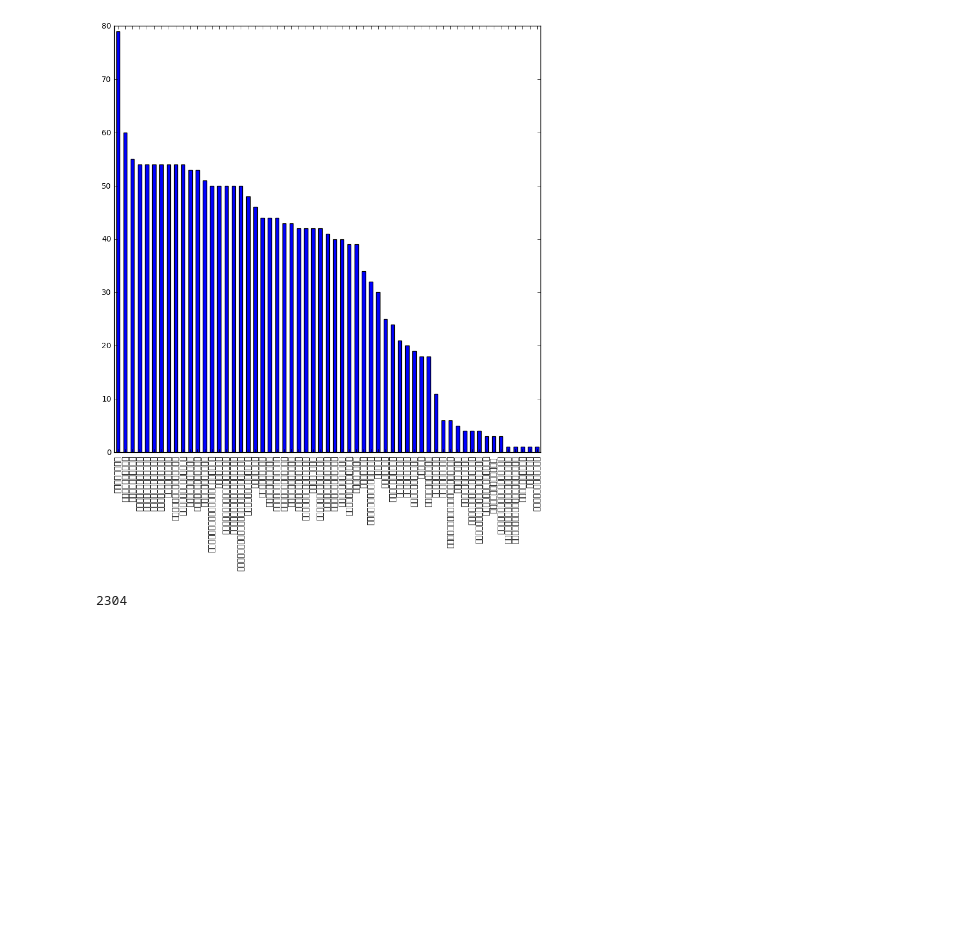
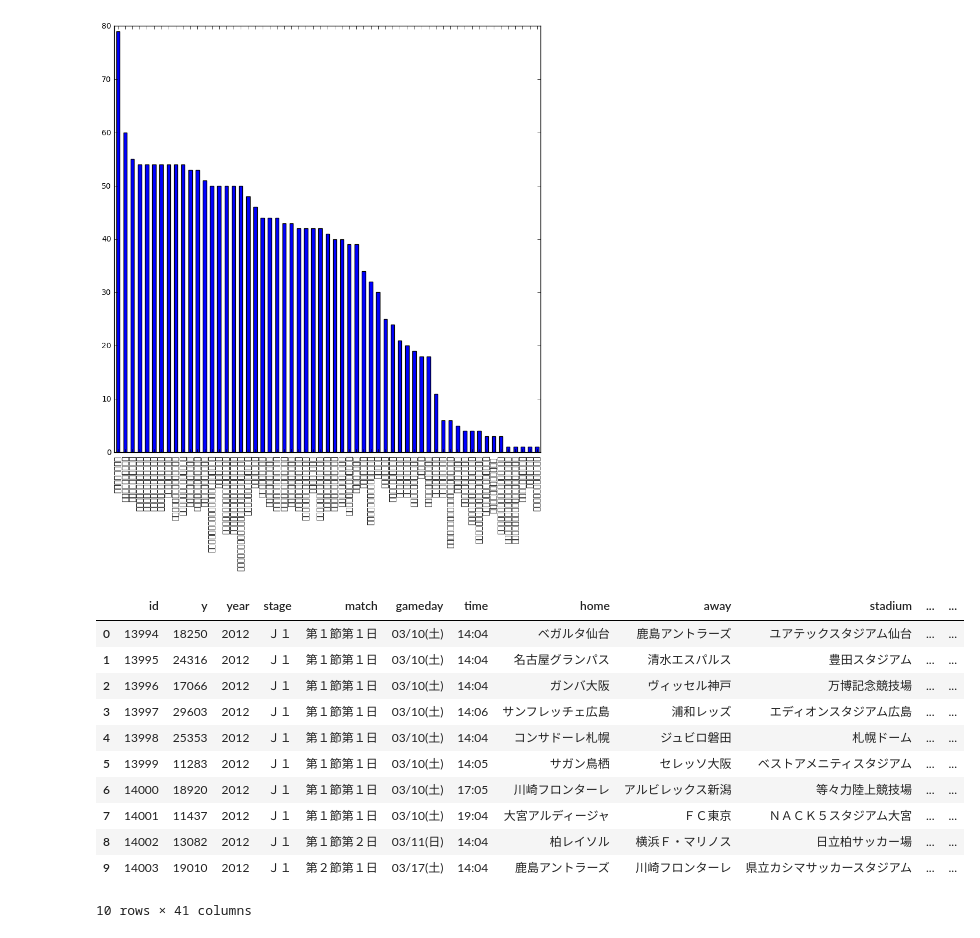
Before and after one commit to gotagod/Kaggle, a Jupyter notebook: DeepAnalytics/J-League-Analysis.ipynb, the cells around one changed output. Cells and saved outputs as stored; diff of their text form; code cells hidden in the pictures; blank space fills up the shorter version.

```diff
--- a/DeepAnalytics/J-League-Analysis.ipynb
+++ b/DeepAnalytics/J-League-Analysis.ipynb
@@ -70,10 +69,21 @@ df['stadium'].value_counts().plot(kind='bar', figsize = (10, 10), fontsize = 10)
 # %% [output]
 <matplotlib.axes._subplots.AxesSubplot at 0x...>
 [figure]
-# %%
-#文字化け解消まではとりあえず日本語以外のデータを使って解析してみる。
-#conditionデータとtrainデータで数がずれているのでIdで
-x = df_con.loc[:,["temperature"]].values
-len(x)
-# %% [output]
-2304
+# %%
+#文字化け解消まではとりあえず日本語以外のデータを使って解析してみる。
+#conditionデータとtrainデータで数がずれているのでIdをKeyにして両方に存在するもの以外は削除する。
+df_total = pd.merge(df, df_con, how="inner", on="id")
+df_total.head(10)
+# %% [output]
+|  | id | y | year | stage | match | gameday | time | home | away | stadium | ... | ... |
+| 0 | 13994 | 18250 | 2012 | Ｊ１ | 第１節第１日 | 03/10(土) | 14:04 | ベガルタ仙台 | 鹿島アントラーズ | ユアテックスタジアム仙台 | ... | ... |
+| 1 | 13995 | 24316 | 2012 | Ｊ１ | 第１節第１日 | 03/10(土) | 14:04 | 名古屋グランパス | 清水エスパルス | 豊田スタジアム | ... | ... |
+| 2 | 13996 | 17066 | 2012 | Ｊ１ | 第１節第１日 | 03/10(土) | 14:04 | ガンバ大阪 | ヴィッセル神戸 | 万博記念競技場 | ... | ... |
+| 3 | 13997 | 29603 | 2012 | Ｊ１ | 第１節第１日 | 03/10(土) | 14:06 | サンフレッチェ広島 | 浦和レッズ | エディオンスタジアム広島 | ... | ... |
+| 4 | 13998 | 25353 | 2012 | Ｊ１ | 第１節第１日 | 03/10(土) | 14:04 | コンサドーレ札幌 | ジュビロ磐田 | 札幌ドーム | ... | ... |
+| 5 | 13999 | 11283 | 2012 | Ｊ１ | 第１節第１日 | 03/10(土) | 14:05 | サガン鳥栖 | セレッソ大阪 | ベストアメニティスタジアム | ... | ... |
+| 6 | 14000 | 18920 | 2012 | Ｊ１ | 第１節第１日 | 03/10(土) | 17:05 | 川崎フロンターレ | アルビレックス新潟 | 等々力陸上競技場 | ... | ... |
+| 7 | 14001 | 11437 | 2012 | Ｊ１ | 第１節第１日 | 03/10(土) | 19:04 | 大宮アルディージャ | ＦＣ東京 | ＮＡＣＫ５スタジアム大宮 | ... | ... |
+| 8 | 14002 | 13082 | 2012 | Ｊ１ | 第１節第２日 | 03/11(日) | 14:04 | 柏レイソル | 横浜Ｆ・マリノス | 日立柏サッカー場 | ... | ... |
+| 9 | 14003 | 19010 | 2012 | Ｊ１ | 第２節第１日 | 03/17(土) | 14:04 | 鹿島アントラーズ | 川崎フロンターレ | 県立カシマサッカースタジアム | ... | ... |
+10 rows × 41 columns
```
Also changed, not shown: parts of 2 cells of this notebook.
